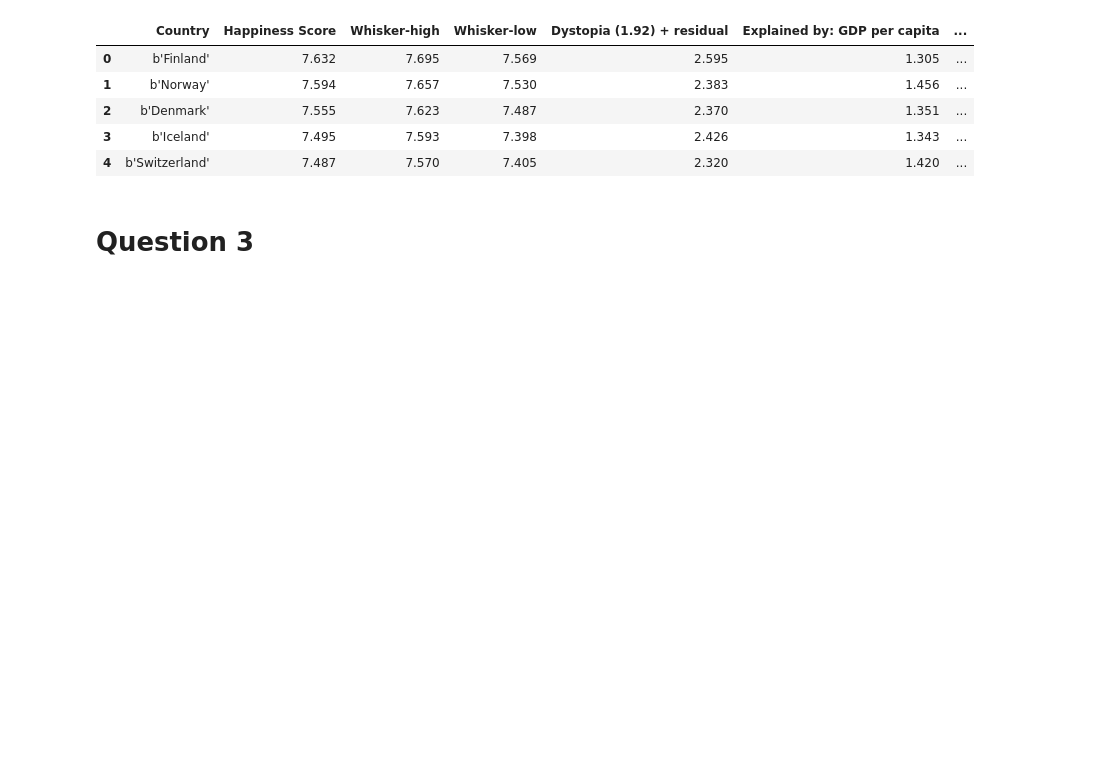
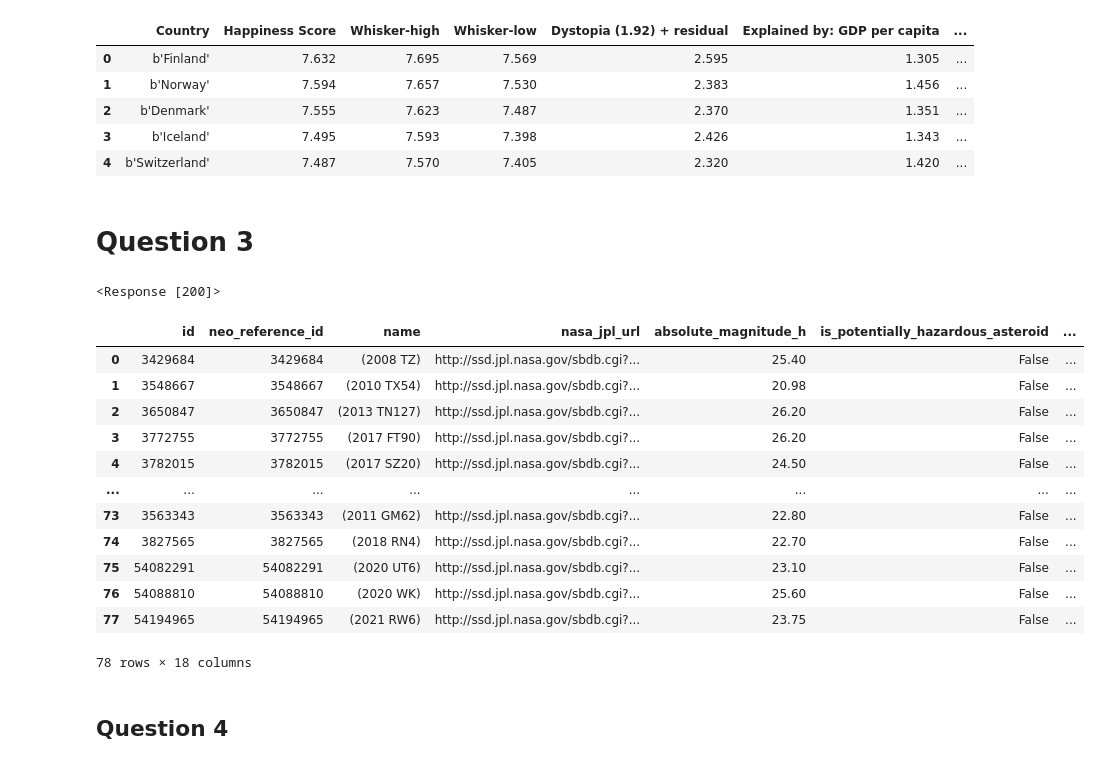
Before and after one commit to bryanchrist/lab2, a Jupyter notebook: lab2_christ.ipynb, the cells around one changed output. Drawn from its saved outputs; the diff is of its cells as text; code cells hidden in the pictures; blank space fills up the shorter version.

```diff
--- a/lab2_christ.ipynb
+++ b/lab2_christ.ipynb
@@ -150,3 +135,57 @@ data10.head()
 | 4 | b'Switzerland' | 7.487 | 7.570 | 7.405 | 2.320 | 1.420 | ... |
 # %% [markdown]
 # Question 3
+# %%
+nasa_api=os.environ['nasa_api']
+useragent_url = 'https://httpbin.org/user-agent'
+#website that exists to help you work with other APIs, generalized code that works in any situation, including a virtual machine
+r= requests.get(useragent_url)
+useragent= json.loads(r.text)['user-agent']
+#standard thing to put in HTTP header to let websites know what kind of system you are using: best practice is to include it even
+#though not all websites require it
+# %%
+headers = {'X-API-Key': nasa_api,
+          'User-Agent': useragent,
+          'From': 'brc4cb@virginia.edu'}
+#Headers are what we send API about ourselves, adds an email address so they can reach you if you abuse the API
+# %%
+#Connect to API and verify connection
+root = "https://api.nasa.gov"
+start_date = "2022-09-24"
+end_date = "2022-10-01"
+endpoint = "/neo/rest/v1/feed"
+params = "?start_date={START_DATE}&end_date={END_DATE}&api_key={API_KEY}".format(API_KEY= nasa_api, START_DATE= start_date, END_DATE = end_date)
+
+r = requests.get(root + endpoint + params,
+                 headers = headers)
+r
+# %% [output]
+<Response [200]>
+# %%
+myjson = json.loads(r.text)
+nasa1 = pd.json_normalize(myjson, record_path = ['near_earth_objects', '2022-10-01'])
+nasa2 = pd.json_normalize(myjson, record_path = ['near_earth_objects', '2022-09-30'])
+nasa3 = pd.json_normalize(myjson, record_path = ['near_earth_objects', '2022-09-29'])
+nasa4 = pd.json_normalize(myjson, record_path = ['near_earth_objects', '2022-09-28'])
+nasa5 = pd.json_normalize(myjson, record_path = ['near_earth_objects', '2022-09-27'])
+nasa6 = pd.json_normalize(myjson, record_path = ['near_earth_objects', '2022-09-26'])
+nasa7 = pd.json_normalize(myjson, record_path = ['near_earth_objects', '2022-09-25'])
+nasa = pd.concat([nasa1, nasa2, nasa3, nasa4, nasa5, nasa6, nasa7], ignore_index=True)
+nasa['close_approach_date'] = [d[0]['close_approach_date']for d in nasa['close_approach_data']]
+nasa
+# %% [output]
+|  | id | neo_reference_id | name | nasa_jpl_url | absolute_magnitude_h | is_potentially_hazardous_asteroid | ... |
+| 0 | 3429684 | 3429684 | (2008 TZ) | http://ssd.jpl.nasa.gov/sbdb.cgi?... | 25.40 | False | ... |
+| 1 | 3548667 | 3548667 | (2010 TX54) | http://ssd.jpl.nasa.gov/sbdb.cgi?... | 20.98 | False | ... |
+| 2 | 3650847 | 3650847 | (2013 TN127) | http://ssd.jpl.nasa.gov/sbdb.cgi?... | 26.20 | False | ... |
+| 3 | 3772755 | 3772755 | (2017 FT90) | http://ssd.jpl.nasa.gov/sbdb.cgi?... | 26.20 | False | ... |
+| 4 | 3782015 | 3782015 | (2017 SZ20) | http://ssd.jpl.nasa.gov/sbdb.cgi?... | 24.50 | False | ... |
+| ... | ... | ... | ... | ... | ... | ... | ... |
+| 73 | 3563343 | 3563343 | (2011 GM62) | http://ssd.jpl.nasa.gov/sbdb.cgi?... | 22.80 | False | ... |
+| 74 | 3827565 | 3827565 | (2018 RN4) | http://ssd.jpl.nasa.gov/sbdb.cgi?... | 22.70 | False | ... |
+| 75 | 54082291 | 54082291 | (2020 UT6) | http://ssd.jpl.nasa.gov/sbdb.cgi?... | 23.10 | False | ... |
+| 76 | 54088810 | 54088810 | (2020 WK) | http://ssd.jpl.nasa.gov/sbdb.cgi?... | 25.60 | False | ... |
+| 77 | 54194965 | 54194965 | (2021 RW6) | http://ssd.jpl.nasa.gov/sbdb.cgi?... | 23.75 | False | ... |
+78 rows × 18 columns
+# %% [markdown]
+## Question 4
```
Also changed, not shown: parts of 24 cells of this notebook, 1 other file.
